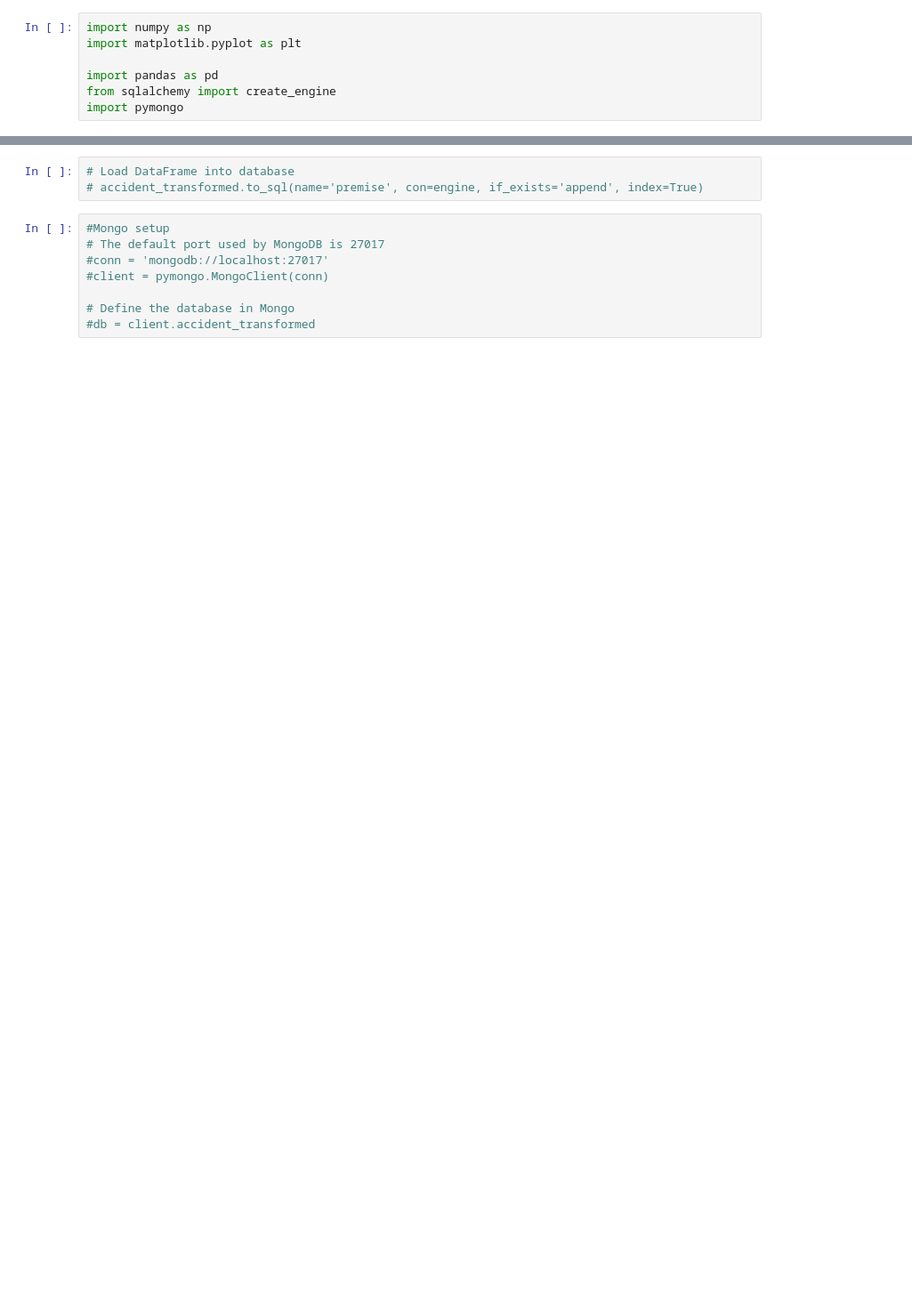
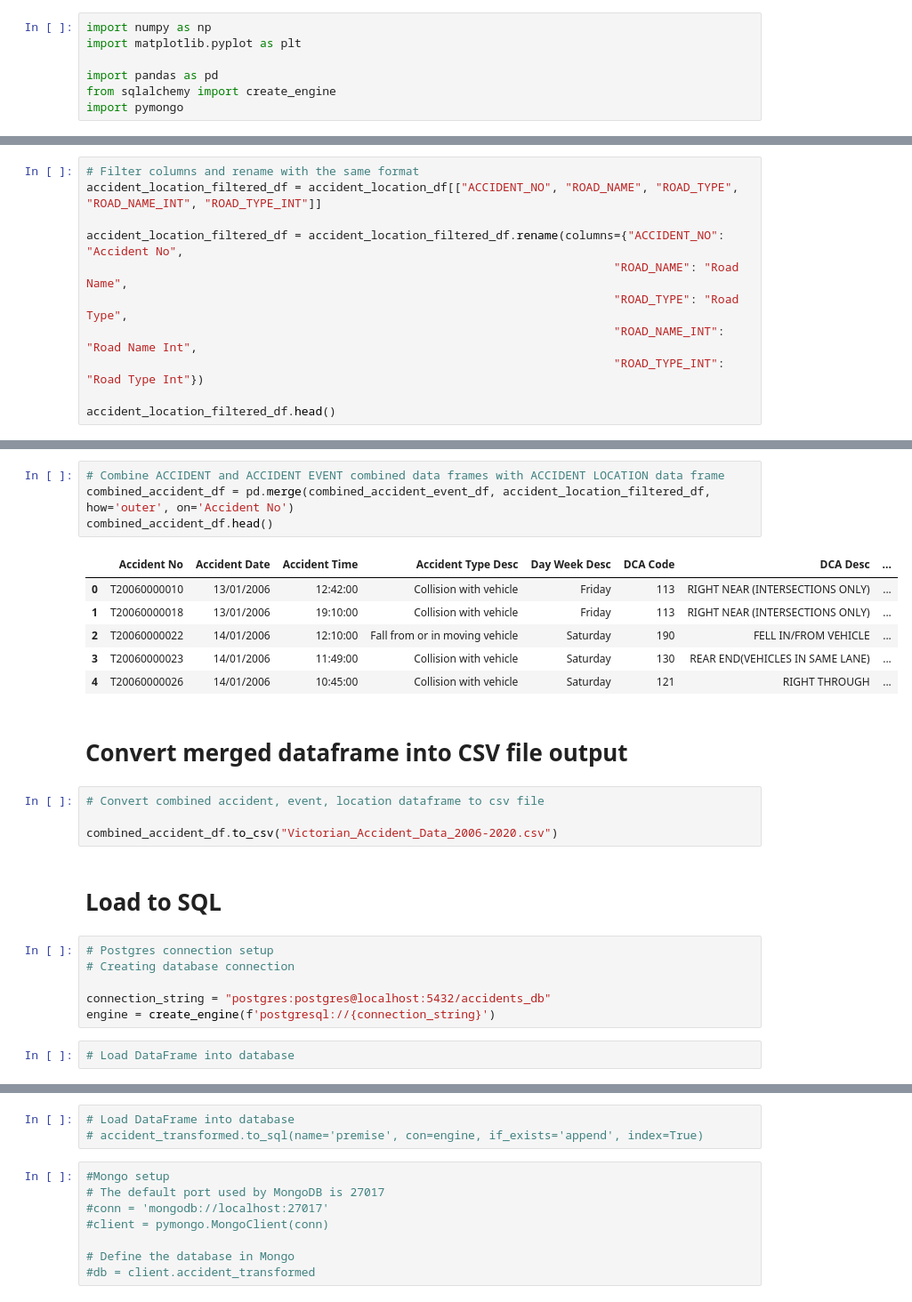
Before and after one commit to Stu-Vic/ETL-Project, a Jupyter notebook: ETL.ipynb, the cells around one changed output, grey strips where cells are left out. Shown: that part at 89% size. Saved outputs shown, nothing was run; the diff lists cells and outputs as text; blank space fills up the shorter version.

```diff
--- a/ETL.ipynb
+++ b/ETL.ipynb
@@ -254,0 +82,11 @@ accident_transformed_df.to_csv("Victorian_Accident_Data_2006-2020.csv")
+# %%
+# Filter columns and rename with the same format
+accident_location_filtered_df = accident_location_df[["ACCIDENT_NO", "ROAD_NAME", "ROAD_TYPE", "ROAD_NAME_INT", "ROAD_TYPE_INT"]]
+
+accident_location_filtered_df = accident_location_filtered_df.rename(columns={"ACCIDENT_NO": "Accident No",
+                                                                            "ROAD_NAME": "Road Name",
+                                                                            "ROAD_TYPE": "Road Type",
+                                                                            "ROAD_NAME_INT": "Road Name Int",
+                                                                            "ROAD_TYPE_INT": "Road Type Int"})
+
+accident_location_filtered_df.head()
@@ -254,0 +113,27 @@ accident_transformed_df.to_csv("Victorian_Accident_Data_2006-2020.csv")
+# %%
+# Combine ACCIDENT and ACCIDENT EVENT combined data frames with ACCIDENT LOCATION data frame
+combined_accident_df = pd.merge(combined_accident_event_df, accident_location_filtered_df, how='outer', on='Accident No')
+combined_accident_df.head()
+# %% [output]
+|  | Accident No | Accident Date | Accident Time | Accident Type Desc | Day Week Desc | DCA Code | DCA Desc | ... |
+| 0 | T20060000010 | 13/01/2006 | 12:42:00 | Collision with vehicle | Friday | 113 | RIGHT NEAR (INTERSECTIONS ONLY) | ... |
+| 1 | T20060000018 | 13/01/2006 | 19:10:00 | Collision with vehicle | Friday | 113 | RIGHT NEAR (INTERSECTIONS ONLY) | ... |
+| 2 | T20060000022 | 14/01/2006 | 12:10:00 | Fall from or in moving vehicle | Saturday | 190 | FELL IN/FROM VEHICLE | ... |
+| 3 | T20060000023 | 14/01/2006 | 11:49:00 | Collision with vehicle | Saturday | 130 | REAR END(VEHICLES IN SAME LANE) | ... |
+| 4 | T20060000026 | 14/01/2006 | 10:45:00 | Collision with vehicle | Saturday | 121 | RIGHT THROUGH | ... |
+# %% [markdown]
+# Convert merged dataframe into CSV file output
+# %%
+# Convert combined accident, event, location dataframe to csv file
+
+combined_accident_df.to_csv("Victorian_Accident_Data_2006-2020.csv")
+# %% [markdown]
+# Load to SQL
+# %%
+# Postgres connection setup
+# Creating database connection
+
+connection_string = "postgres:postgres@localhost:5432/accidents_db"
+engine = create_engine(f'postgresql://{connection_string}')
+# %%
+# Load DataFrame into database
```
Also changed, not shown: parts of 32 cells of this notebook, 14 other files.
